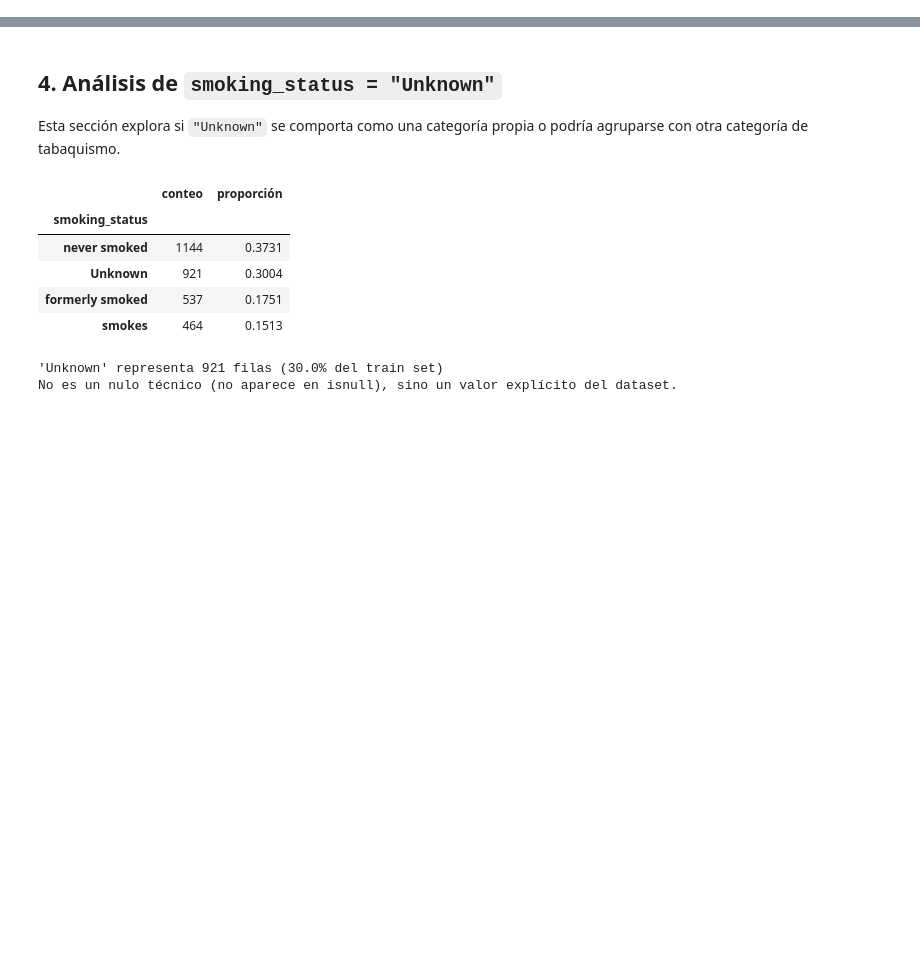
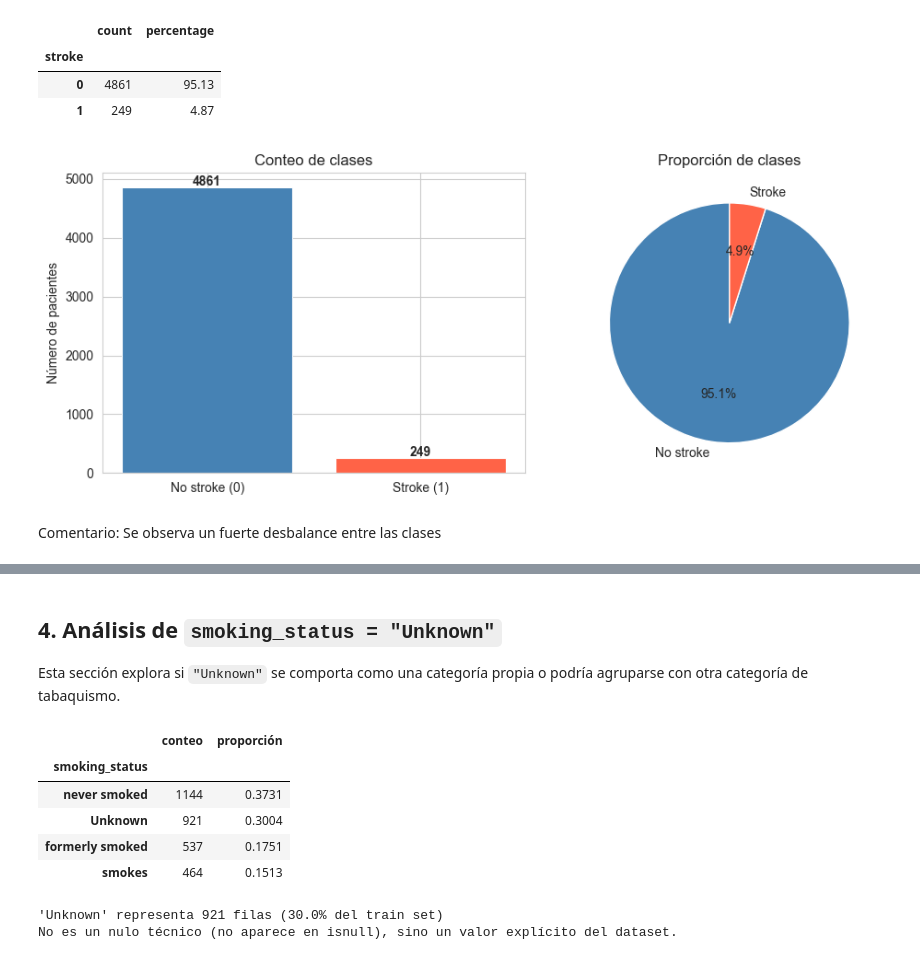
Before and after one commit to Gabriela-Sol/ML, a Jupyter notebook: notebooks/01_data_processing_.ipynb, the cells around one changed output, grey strips where cells are left out. Cells and saved outputs as stored; diff of their text form; code cells hidden in the pictures; blank space fills up the shorter version.

```diff
--- a/notebooks/01_data_processing_.ipynb
+++ b/notebooks/01_data_processing_.ipynb
@@ -485,0 +121,55 @@ Observaciones:
+# %%
+# ===============================
+# DISTRIBUCIÓN DE LA VARIABLE OBJETIVO
+# ===============================
+target_counts = df["stroke"].value_counts().sort_index()
+target_props = df["stroke"].value_counts(normalize=True).sort_index() * 100
+
+target_summary = pd.DataFrame({
+    "count": target_counts,
+    "percentage": target_props.round(2)
+})
+
+display(target_summary)
+# %% [output]
+|  | count | percentage |
+| stroke |  |  |
+| 0 | 4861 | 95.13 |
+| 1 | 249 | 4.87 |
+# %%
+# ===============================
+# VISUALIZACIÓN DEL DESBALANCE DE CLASES
+# ===============================
+fig, axes = plt.subplots(1, 2, figsize=(10, 4))
+
+# Conteo absoluto
+axes[0].bar(
+    ["No stroke (0)", "Stroke (1)"],
+    target_counts.values,
+    color=["steelblue", "tomato"],
+    edgecolor="white",
+    linewidth=0.8
+)
+axes[0].set_title("Conteo de clases")
+axes[0].set_ylabel("Número de pacientes")
+
+for i, v in enumerate(target_counts.values):
+    axes[0].text(i, v + 30, str(v), ha="center", fontweight="bold")
+
+# Proporción
+axes[1].pie(
+    target_counts.values,
+    labels=["No stroke", "Stroke"],
+    autopct="%1.1f%%",
+    colors=["steelblue", "tomato"],
+    startangle=90,
+    wedgeprops={"edgecolor": "white"}
+)
+axes[1].set_title("Proporción de clases")
+
+plt.tight_layout()
+plt.show()
+# %% [output]
+[figure, added]
+# %% [markdown]
+Comentario: Se observa un fuerte desbalance entre las clases
```
Also changed, not shown: parts of 140 cells of this notebook, 5 other files.
